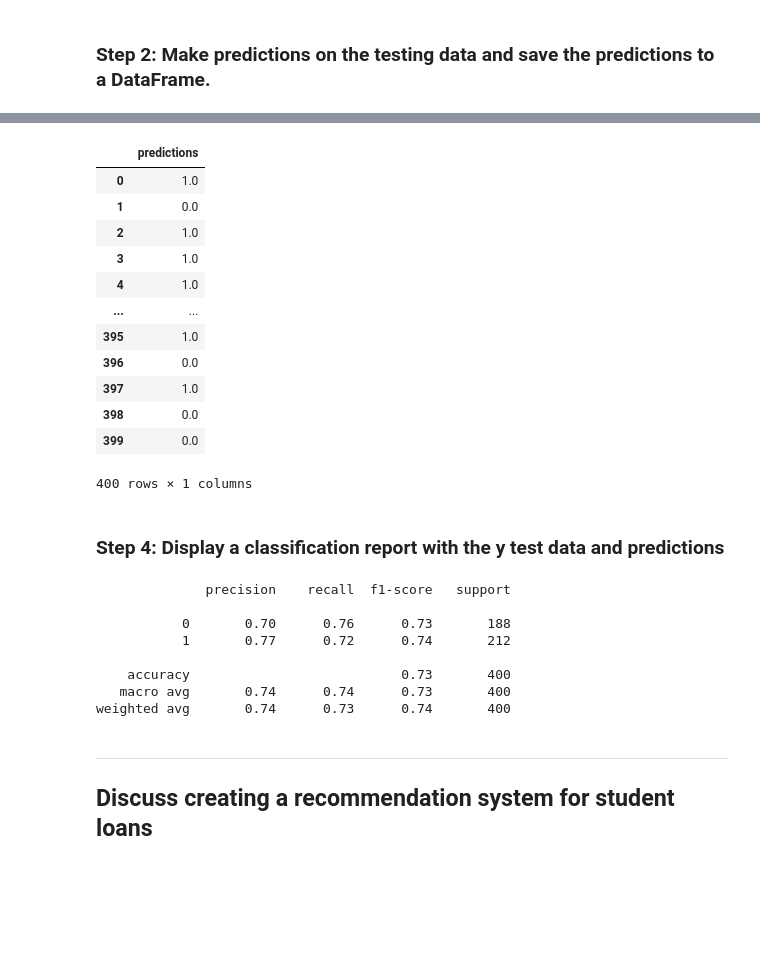
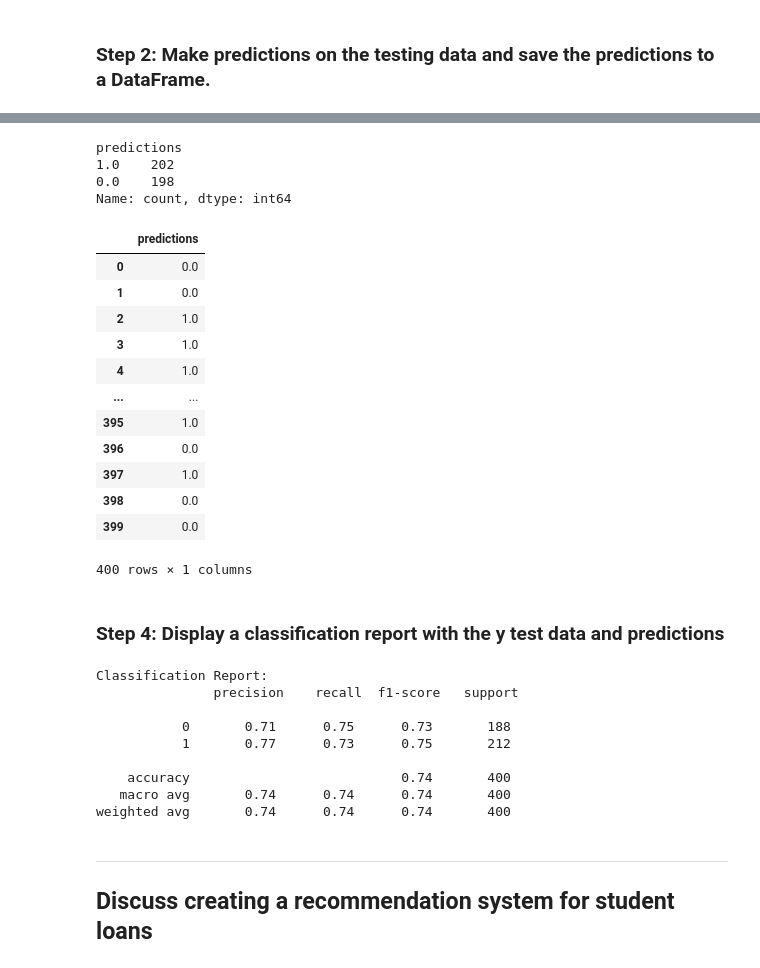
Before and after one commit to DougInVentura/neural-network-challenge-1, a Jupyter notebook: student_loans_with_deep_learning.ipynb, the cells around one changed output, grey strips where cells are left out. Cells and saved outputs as stored; diff of their text form; code cells hidden in the pictures; blank space fills up the shorter version.

```diff
--- a/student_loans_with_deep_learning.ipynb
+++ b/student_loans_with_deep_learning.ipynb
@@ -256,7 +263,8 @@ Loss: 0.5049149394035339, Accuracy: 0.7350000143051147
 ### Step 2: Make predictions on the testing data and save the predictions to a DataFrame.
 # %%
 # Make predictions with the test data
-
+Y_hat = model.predict(X_test_scaled)
 
 # Display a sample of the predictions
+Y_hat[:6]
 # %% [output]
@@ -269,8 +278,16 @@ array([[0.63573396],
 # %%
 # Save the predictions to a DataFrame and round the predictions to binary results
+y_hat_rounded = np.round(Y_hat,0)
+predict_df = pd.DataFrame(y_hat_rounded,columns=["predictions"])
+display(predict_df['predictions'].value_counts())
+predict_df
 # %% [output]
+predictions
+1.0    202
+0.0    198
+Name: count, dtype: int64
 |  | predictions |
-| 0 | 1.0 |
+| 0 | 0.0 |
 | 1 | 0.0 |
 | 2 | 1.0 |
 | 3 | 1.0 |
@@ -281,20 +298,23 @@ array([[0.63573396],
 | 397 | 1.0 |
 | 398 | 0.0 |
 | 399 | 0.0 |
-400 rows × 1 columns
+400 rows × 1 columns
 # %% [markdown]
 ### Step 4: Display a classification report with the y test data and predictions
 # %%
 # Print the classification report with the y test data and predictions
+class_report = classification_report(y_test, predict_df['predictions'])
+print("\nClassification Report:\n", class_report)
 # %% [output]
-              precision    recall  f1-score   support
+Classification Report:
+               precision    recall  f1-score   support
 
-           0       0.70      0.76      0.73       188
-           1       0.77      0.72      0.74       212
+           0       0.71      0.75      0.73       188
+           1       0.77      0.73      0.75       212
 
-    accuracy                           0.73       400
-   macro avg       0.74      0.74      0.73       400
-weighted avg       0.74      0.73      0.74       400
+    accuracy                           0.74       400
+   macro avg       0.74      0.74      0.74       400
+weighted avg       0.74      0.74      0.74       400
 # %% [markdown]
 ---
 ## Discuss creating a recommendation system for student loans
```
Also changed, not shown: parts of 17 cells of this notebook, 2 other files.
